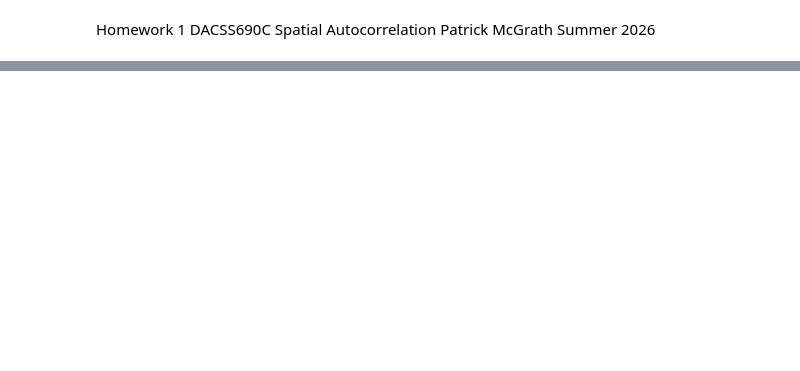
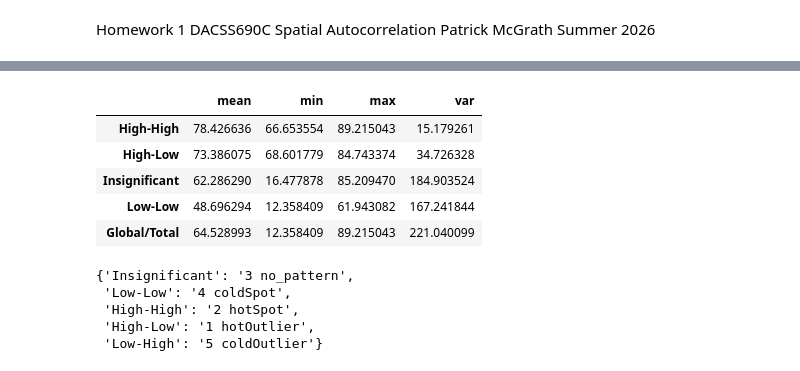
Before and after one commit to DACSS690C26/Homework_1, a Jupyter notebook: hm1.ipynb, the cells around one changed output, grey strips where cells are left out. Saved outputs shown, nothing was run; the diff lists cells and outputs as text; code cells hidden in the pictures; blank space fills up the shorter version.

```diff
--- a/hm1.ipynb
+++ b/hm1.ipynb
@@ -42,0 +124,2 @@ peru_df = gpd.read_file(peru_link)
+# %%
+lisa = esda.Moran_Local(lima['Educ_sec_comp2019_pct'], lima_queen)
@@ -42,0 +131,5 @@ peru_df = gpd.read_file(peru_link)
+# %%
+# get the quadrants
+lima['HS_lisa'] = lisa.get_cluster_labels(crit_value=0.05)
+# see the count
+lima['HS_lisa'].value_counts()
@@ -42,0 +144,41 @@ peru_df = gpd.read_file(peru_link)
+# %%
+TheStats=["mean", "min", "max","var"]
+
+
+# stats by the lisa cluster
+grouped_stats = lima.groupby('HS_lisa')['Educ_sec_comp2019_pct'].agg(TheStats)
+
+# stats for the entire, ungrouped column
+global_stats = lima['Educ_sec_comp2019_pct'].agg(TheStats)
+
+# Convert 'global_stats' (Series) to a DataFrame with an appropriate index name
+global_stats_df = pd.DataFrame(global_stats).T
+global_stats_df.index = ['Global/Total'] # simple but key
+
+# Combine both
+pd.concat([grouped_stats, global_stats_df])
+# %% [output]
+|  | mean | min | max | var |
+| High-High | 78.426636 | 66.653554 | 89.215043 | 15.179261 |
+| High-Low | 73.386075 | 68.601779 | 84.743374 | 34.726328 |
+| Insignificant | 62.286290 | 16.477878 | 85.209470 | 184.903524 |
+| Low-Low | 48.696294 | 12.358409 | 61.943082 | 167.241844 |
+| Global/Total | 64.528993 | 12.358409 | 89.215043 | 221.040099 |
+# %%
+##knowing
+lima['HS_lisa'].unique()
+
+oldLabels=['Insignificant', 'Low-Low', 'High-High', 'High-Low', 'Low-High']
+#oldLabels = ['Low-Low', 'Insignificant', 'High-Low', 'High-High']
+# 3 will be at the middle
+newLabels = ['3 no_pattern', '4 coldSpot','2 hotSpot','1 hotOutlier' , '5 coldOutlier']
+
+labels = dict(zip(oldLabels, newLabels))
+
+labels
+# %% [output]
+{'Insignificant': '3 no_pattern',
+ 'Low-Low': '4 coldSpot',
+ 'High-High': '2 hotSpot',
+ 'High-Low': '1 hotOutlier',
+ 'Low-High': '5 coldOutlier'}
```
Also changed, not shown: parts of 14 cells of this notebook.
